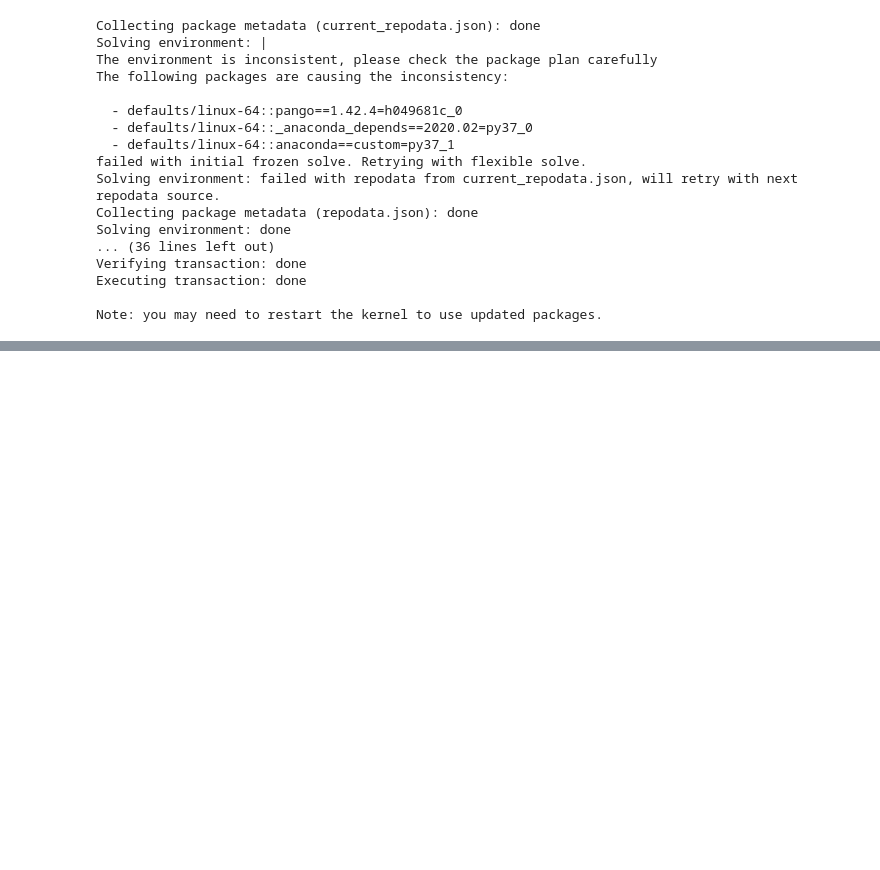
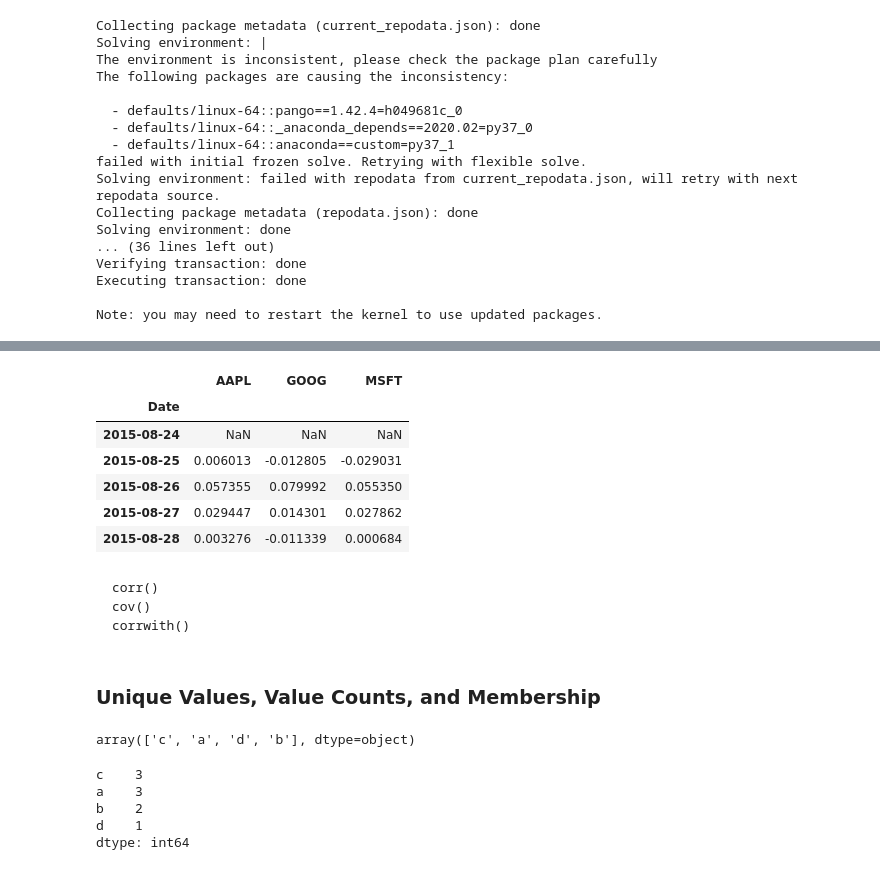
Before and after one commit to usamasubhani/PIAIC, a Jupyter notebook: Quarter 2/Notes/Pandas.ipynb, the cells around one changed output, grey strips where cells are left out. Cells and saved outputs as stored; diff of their text form; code cells hidden in the pictures; blank space fills up the shorter version.

````diff
--- a/Quarter 2/Notes/Pandas.ipynb
+++ b/Quarter 2/Notes/Pandas.ipynb
@@ -711,0 +736,31 @@ ModuleNotFoundError: No module named 'pandas_datareader'
+# %%
+price.pct_change().head()
+# %% [output]
+|  | AAPL | GOOG | MSFT |
+| Date |  |  |  |
+| 2015-08-24 | NaN | NaN | NaN |
+| 2015-08-25 | 0.006013 | -0.012805 | -0.029031 |
+| 2015-08-26 | 0.057355 | 0.079992 | 0.055350 |
+| 2015-08-27 | 0.029447 | 0.014301 | 0.027862 |
+| 2015-08-28 | 0.003276 | -0.011339 | 0.000684 |
+# %% [markdown]
+```
+corr()
+cov()
+corrwith()
+```
+# %% [markdown]
+### Unique Values, Value Counts, and Membership
+# %%
+obj = pd.Series(['c', 'a', 'd', 'a', 'a', 'b', 'b', 'c', 'c'])
+obj.unique()
+# %% [output]
+array(['c', 'a', 'd', 'b'], dtype=object)
+# %%
+obj.value_counts()
+# %% [output]
+c    3
+a    3
+b    2
+d    1
+dtype: int64
````
Also changed, not shown: parts of 6 cells of this notebook.
